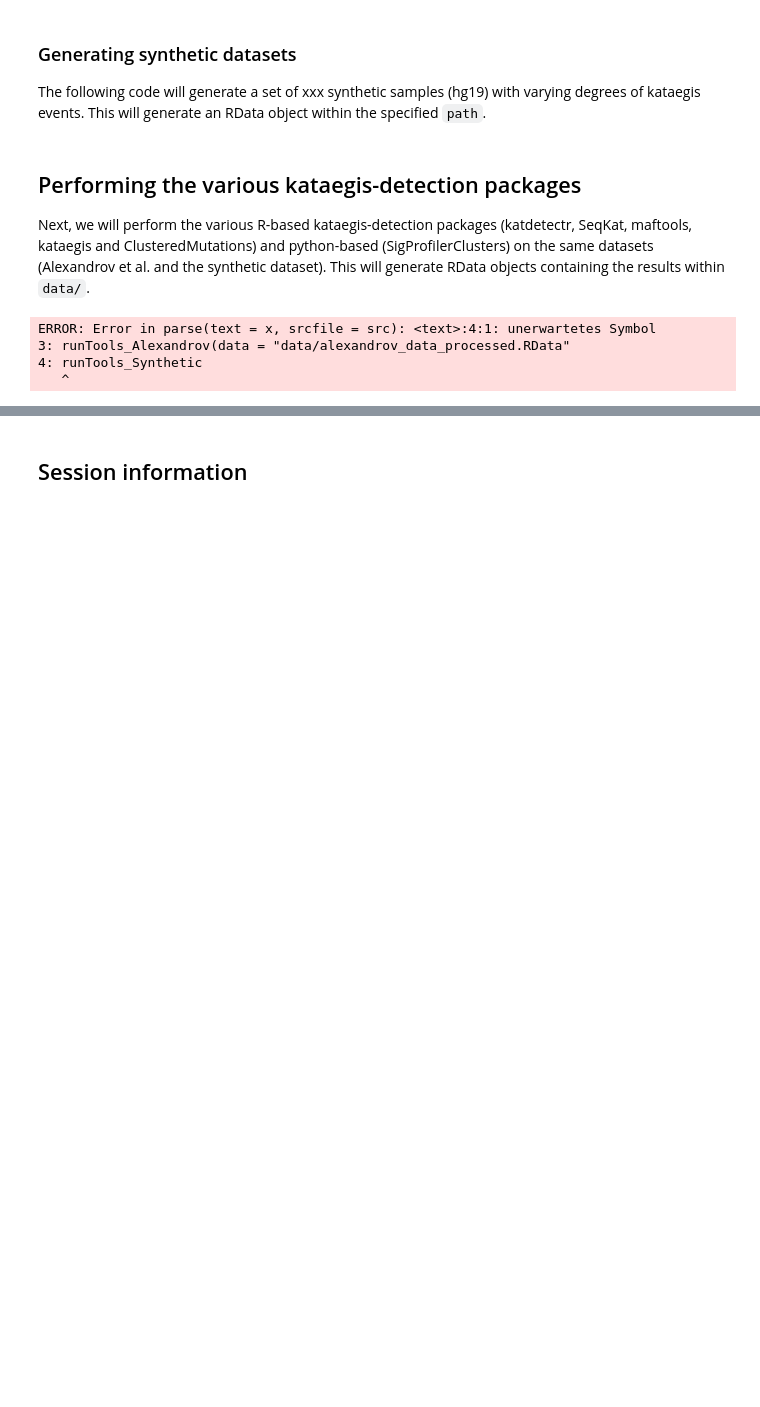
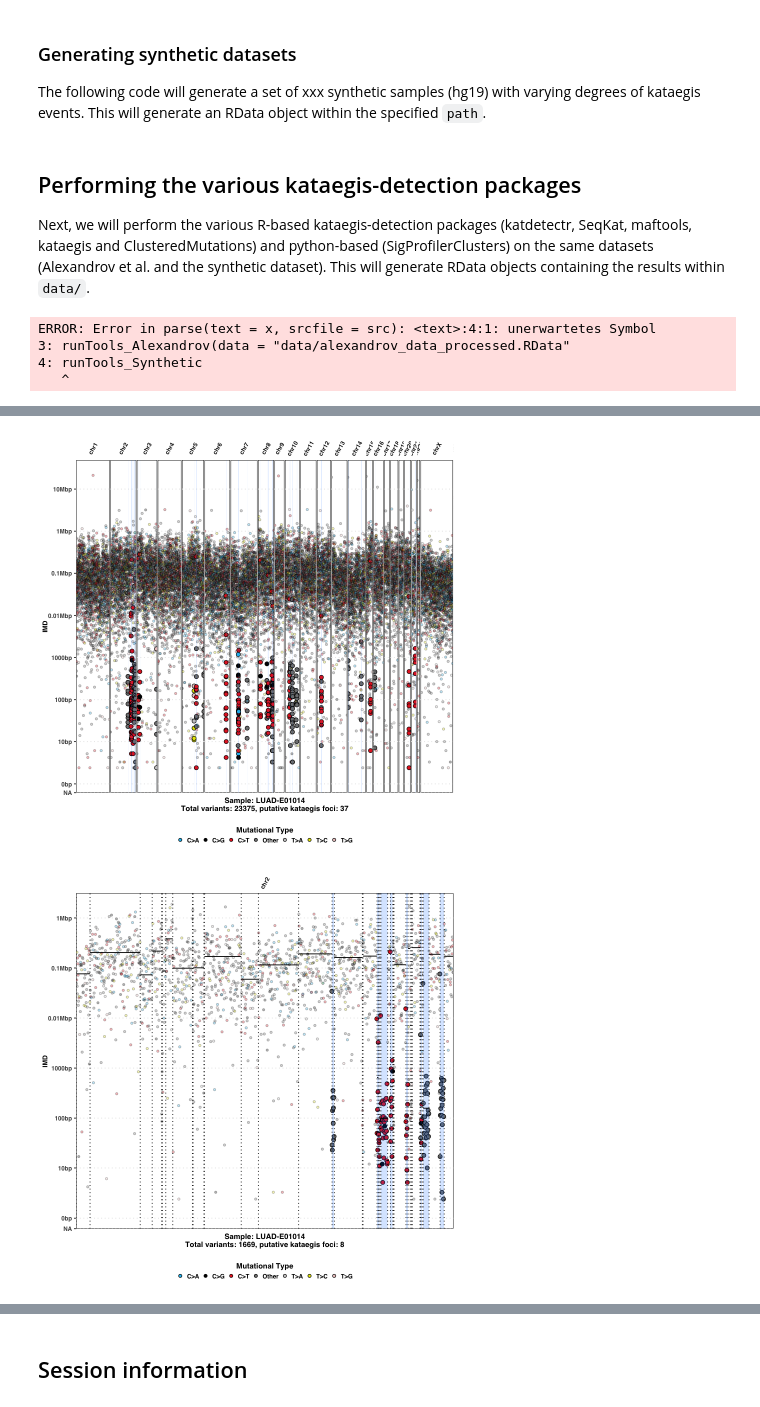
Before and after one commit to ErasmusMC-CCBC/evaluation_katdetectr, a Jupyter notebook: notebooks/1.EvaluatePackages.ipynb, the cells around one changed output, grey strips where cells are left out. Drawn from its saved outputs; the diff is of its cells as text; code cells hidden in the pictures; blank space fills up the shorter version.

```diff
--- a/notebooks/1.EvaluatePackages.ipynb
+++ b/notebooks/1.EvaluatePackages.ipynb
@@ -91,0 +453,32 @@ Finally, we will evaluate the results of the various kataegis-detection packages
+# %%
+kdLUADE01014 <- katdetectr::detectKataegis(alexandrovData$genomicVariants$"LUAD-E01014")
+rfpkdLUADE01014 <- katdetectr::rainfallPlot(kdLUADE01014)
+rfpkdLUADE01014chr2 <- katdetectr::rainfallPlot(kdLUADE01014, showSequence = "chr2", showSegmentation = TRUE)
+
+rfpkdLUADE01014
+rfpkdLUADE01014chr2
+
+
+kdAPGI_1956 <- katdetectr::detectKataegis(alexandrovData$genomicVariants$"APGI_1956")
+rfpAPGI_1956 <- katdetectr::rainfallPlot(kdAPGI_1956)
+APGI_1956chr18 <- katdetectr::rainfallPlot(kdAPGI_1956, showSequence = "chr18", showSegmentation = TRUE)
+
+rfpAPGI_1956
+APGI_1956chr18
+
+kdPD4086a <- katdetectr::detectKataegis(alexandrovData$genomicVariants$"PD4086a")
+rfpPD4086a <- katdetectr::rainfallPlot(kdPD4086a)
+PD4086achr1 <- katdetectr::rainfallPlot(kdPD4086a, showSequence = "chr1", showSegmentation = TRUE)
+
+rfpPD4086a
+PD4086achr1
+
+kdPD7207a <- katdetectr::detectKataegis(alexandrovData$genomicVariants$"PD7207a")
+rfpPD7207a <- katdetectr::rainfallPlot(kdPD7207a)
+rfpPD7207achr6 <- katdetectr::rainfallPlot(kdPD7207a, showSequence = "chr6", showSegmentation = TRUE)
+
+rfpPD7207a
+rfpPD7207achr6
+# %% [output]
+[figure, added]
+[figure, added]
```
Also changed, not shown: parts of 25 cells of this notebook, 4 other files.
